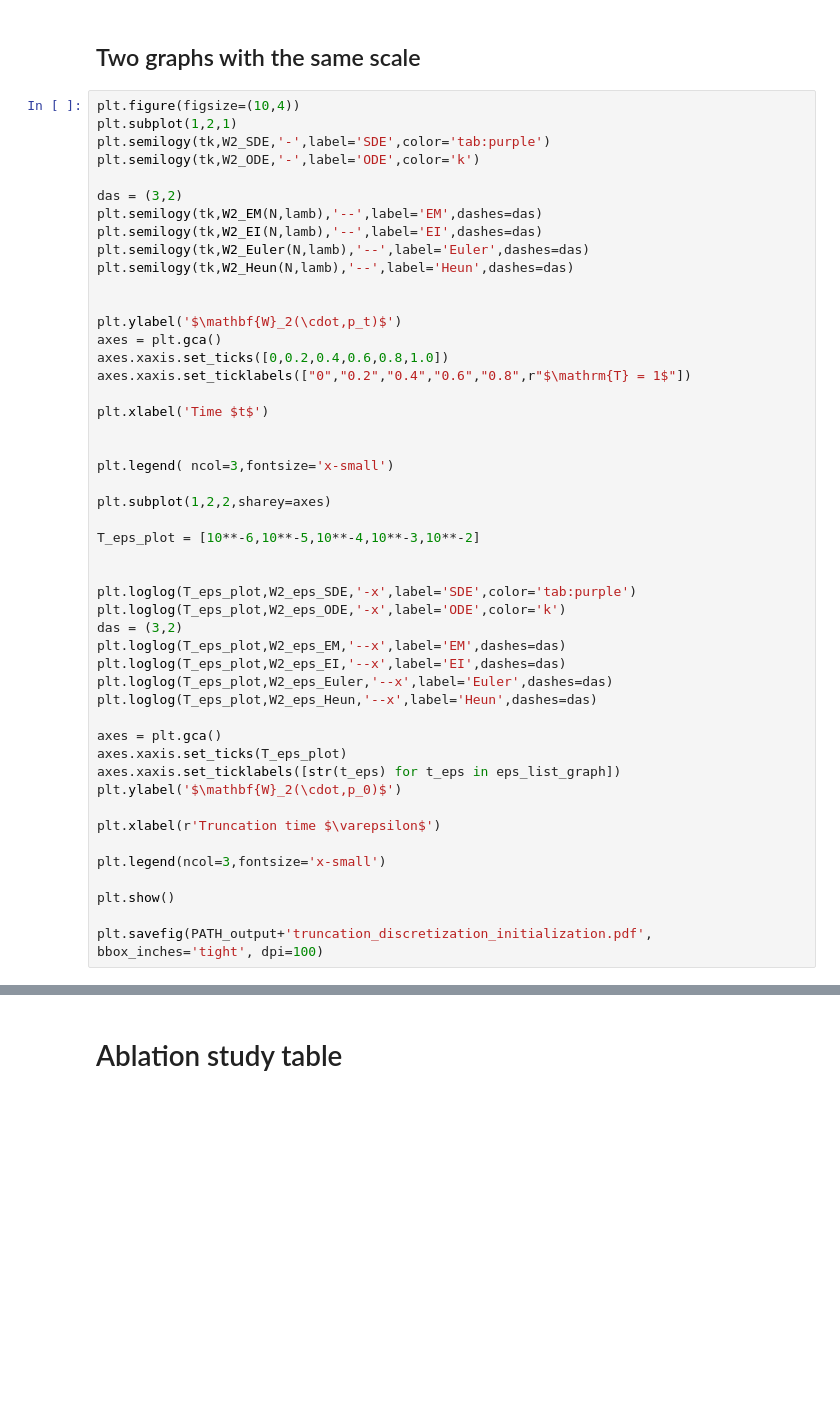
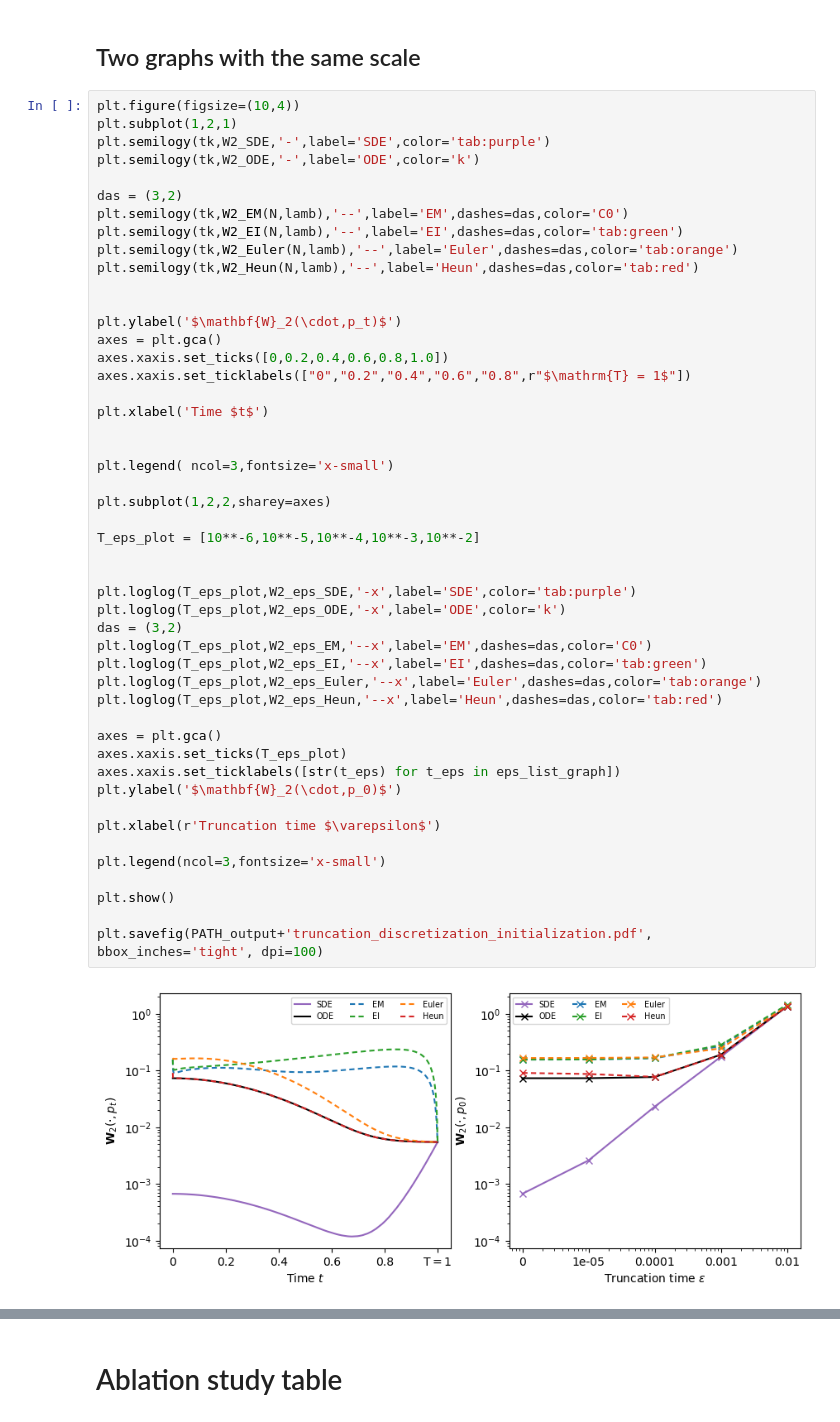
Before and after one commit to emilePi/Diffusion-models-for-Gaussian-distributions-Exact-solutions-and-Wasserstein-errors, a Jupyter notebook: code/Gaussian_diffusion_W2.ipynb, the cells around one changed output, grey strips where cells are left out. Saved outputs shown, nothing was run; the diff lists cells and outputs as text; blank space fills up the shorter version.

```diff
--- a/code/Gaussian_diffusion_W2.ipynb
+++ b/code/Gaussian_diffusion_W2.ipynb
@@ -487,10 +476,10 @@ plt.semilogy(tk,W2_SDE,'-',label='SDE',color='tab:purple')
 plt.semilogy(tk,W2_ODE,'-',label='ODE',color='k')
 
 das = (3,2)
-plt.semilogy(tk,W2_EM(N,lamb),'--',label='EM',dashes=das)
-plt.semilogy(tk,W2_EI(N,lamb),'--',label='EI',dashes=das)
-plt.semilogy(tk,W2_Euler(N,lamb),'--',label='Euler',dashes=das)
-plt.semilogy(tk,W2_Heun(N,lamb),'--',label='Heun',dashes=das)
+plt.semilogy(tk,W2_EM(N,lamb),'--',label='EM',dashes=das,color='C0')
+plt.semilogy(tk,W2_EI(N,lamb),'--',label='EI',dashes=das,color='tab:green')
+plt.semilogy(tk,W2_Euler(N,lamb),'--',label='Euler',dashes=das,color='tab:orange')
+plt.semilogy(tk,W2_Heun(N,lamb),'--',label='Heun',dashes=das,color='tab:red')
 
 
 plt.ylabel('$\mathbf{W}_2(\cdot,p_t)$')
@@ -498,35 +487,36 @@ axes = plt.gca()
 axes.xaxis.set_ticks([0,0.2,0.4,0.6,0.8,1.0])
 axes.xaxis.set_ticklabels(["0","0.2","0.4","0.6","0.8",r"$\mathrm{T} = 1$"])
 
 plt.xlabel('Time $t$')
 
 
 plt.legend( ncol=3,fontsize='x-small')
 
 plt.subplot(1,2,2,sharey=axes)
 
 T_eps_plot = [10**-6,10**-5,10**-4,10**-3,10**-2]
 
 
 plt.loglog(T_eps_plot,W2_eps_SDE,'-x',label='SDE',color='tab:purple')
 plt.loglog(T_eps_plot,W2_eps_ODE,'-x',label='ODE',color='k')
 das = (3,2)
-plt.loglog(T_eps_plot,W2_eps_EM,'--x',label='EM',dashes=das)
-plt.loglog(T_eps_plot,W2_eps_EI,'--x',label='EI',dashes=das)
-plt.loglog(T_eps_plot,W2_eps_Euler,'--x',label='Euler',dashes=das)
-plt.loglog(T_eps_plot,W2_eps_Heun,'--x',label='Heun',dashes=das)
+plt.loglog(T_eps_plot,W2_eps_EM,'--x',label='EM',dashes=das,color='C0')
+plt.loglog(T_eps_plot,W2_eps_EI,'--x',label='EI',dashes=das,color='tab:green')
+plt.loglog(T_eps_plot,W2_eps_Euler,'--x',label='Euler',dashes=das,color='tab:orange')
+plt.loglog(T_eps_plot,W2_eps_Heun,'--x',label='Heun',dashes=das,color='tab:red')
 
 axes = plt.gca()
 axes.xaxis.set_ticks(T_eps_plot)
 axes.xaxis.set_ticklabels([str(t_eps) for t_eps in eps_list_graph])
 plt.ylabel('$\mathbf{W}_2(\cdot,p_0)$')
 
 plt.xlabel(r'Truncation time $\varepsilon$')
 
 plt.legend(ncol=3,fontsize='x-small')
 
 plt.show()
 
 plt.savefig(PATH_output+'truncation_discretization_initialization.pdf', bbox_inches='tight', dpi=100)
 # %% [output]
+[figure, new version]
 <Figure size 640x480 with 0 Axes>
```
Also changed, not shown: parts of 5 cells of this notebook.
